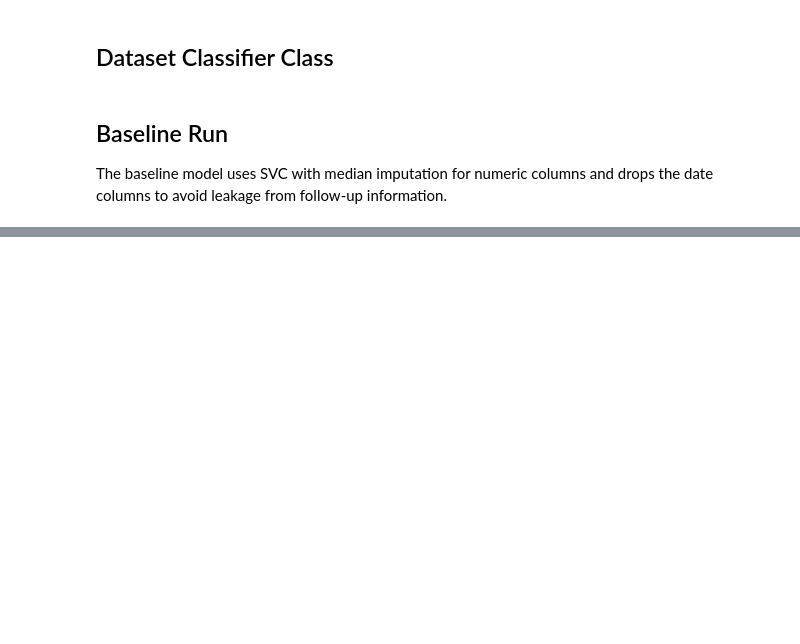
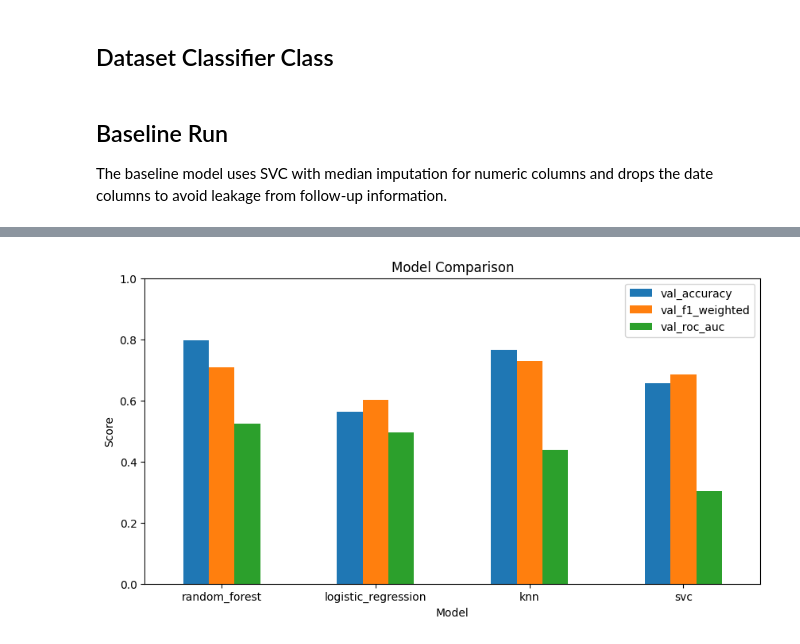
Before and after one commit to cfalcon-808/BE447_final_project, a Jupyter notebook: final_project1.ipynb, the cells around one changed output, grey strips where cells are left out. Cells and saved outputs as stored; diff of their text form; code cells hidden in the pictures; blank space fills up the shorter version.

```diff
--- a/final_project1.ipynb
+++ b/final_project1.ipynb
@@ -485,0 +705,18 @@ weighted avg       0.64      0.57      0.60        65
+# %%
+plot_df = model_results.sort_values("val_roc_auc", ascending=False)
+
+plot_df.plot(
+    x="model_name",
+    y=["val_accuracy", "val_f1_weighted", "val_roc_auc"],
+    kind="bar",
+    figsize=(10, 5),
+)
+
+plt.title("Model Comparison")
+plt.xlabel("Model")
+plt.ylabel("Score")
+plt.ylim(0, 1)
+plt.xticks(rotation=0)
+plt.show()
+# %% [output]
+[figure, added]
```
Also changed, not shown: parts of 8 cells of this notebook.
